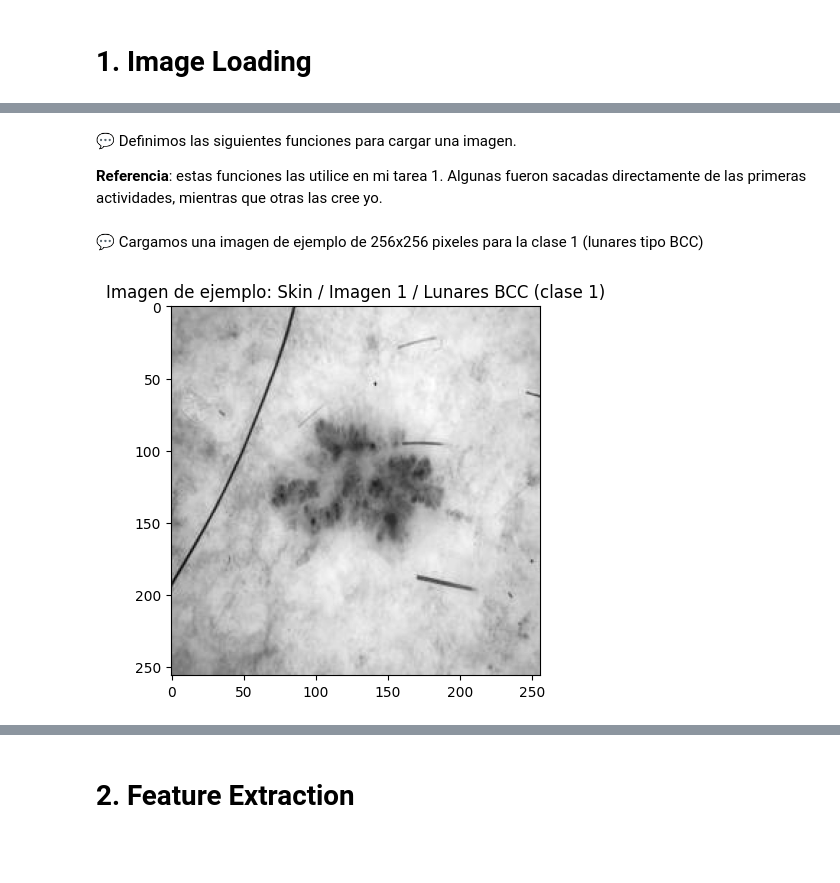
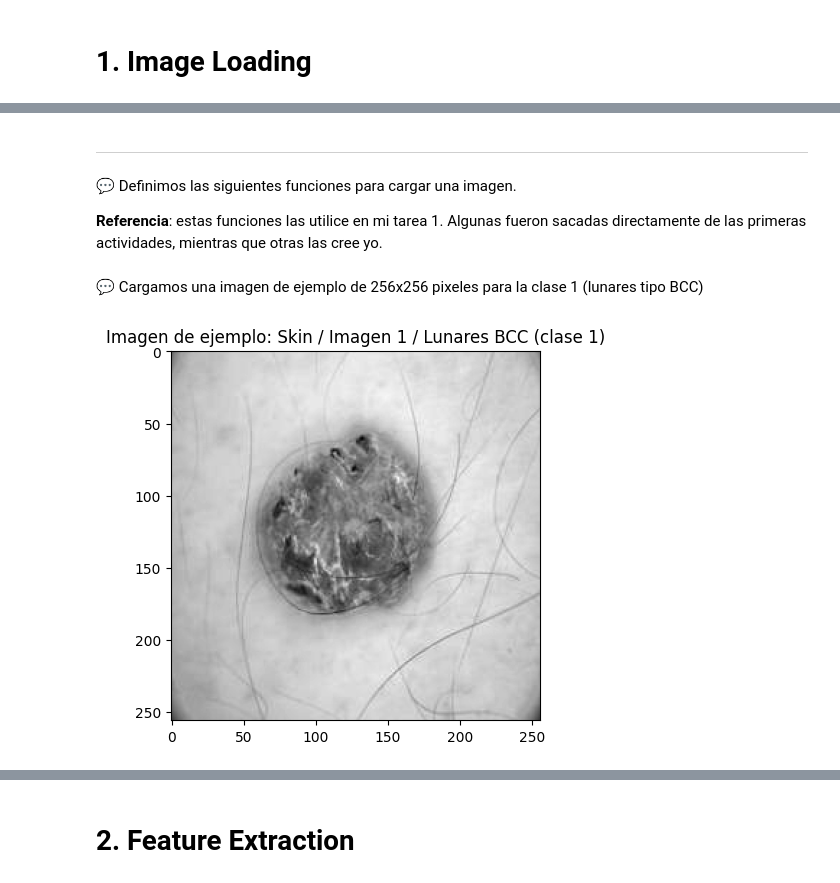
Before and after one commit to pedrozavalat/iic3724-tareas, a Jupyter notebook: T2/T2_PedroPabloZavalaTejos.ipynb, the cells around one changed output, grey strips where cells are left out. Saved outputs shown, nothing was run; the diff lists cells and outputs as text; code cells hidden in the pictures; blank space fills up the shorter version.

```diff
--- a/T2/T2_PedroPabloZavalaTejos.ipynb
+++ b/T2/T2_PedroPabloZavalaTejos.ipynb
@@ -91,5 +92,6 @@ replace skin5Fix/01_bcc/skin_01_0001.png? [y]es, [n]o, [A]ll, [N]one, [r]ename:
 * Bases de datos cargada correctamente *
 # %% [markdown]
+---
 💬 Definimos las siguientes funciones para cargar una imagen.
 
 
@@ -143,9 +145,9 @@ def imageload(num_class: int, num_img: int, echo='off') -> str:
 # %% [markdown]
 💬 Cargamos una imagen de ejemplo de 256x256 pixeles para la clase 1 (lunares tipo BCC)
 # %%
-test_img = imageload(1,2)
+test_img = imageload(1,89)
 plt.imshow(test_img, cmap='gray')
 plt.title('Imagen de ejemplo: Skin / Imagen 1 / Lunares BCC (clase 1)')
 plt.show()
 # %% [output]
-[figure, old version]
+[figure, new version]
```
Also changed, not shown: parts of 10 cells of this notebook, 1 other file.
